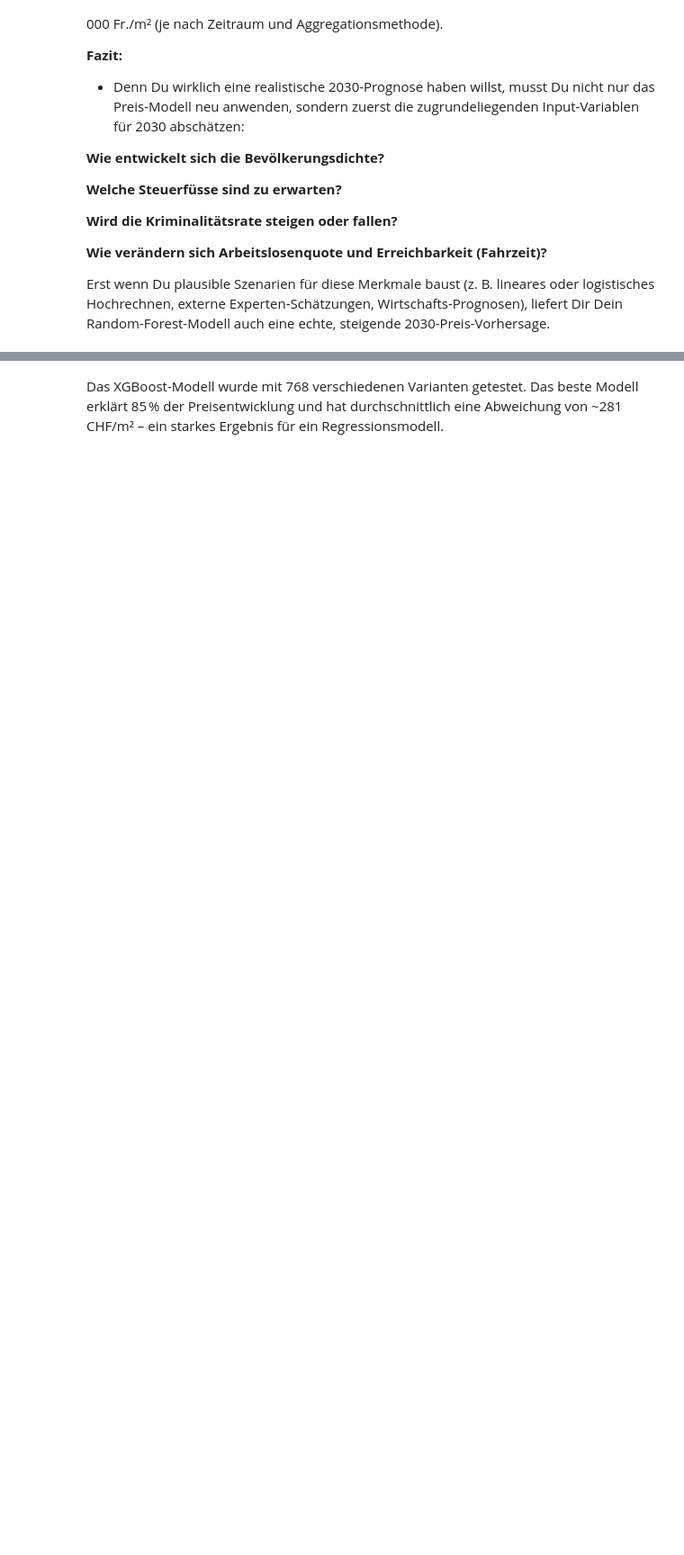
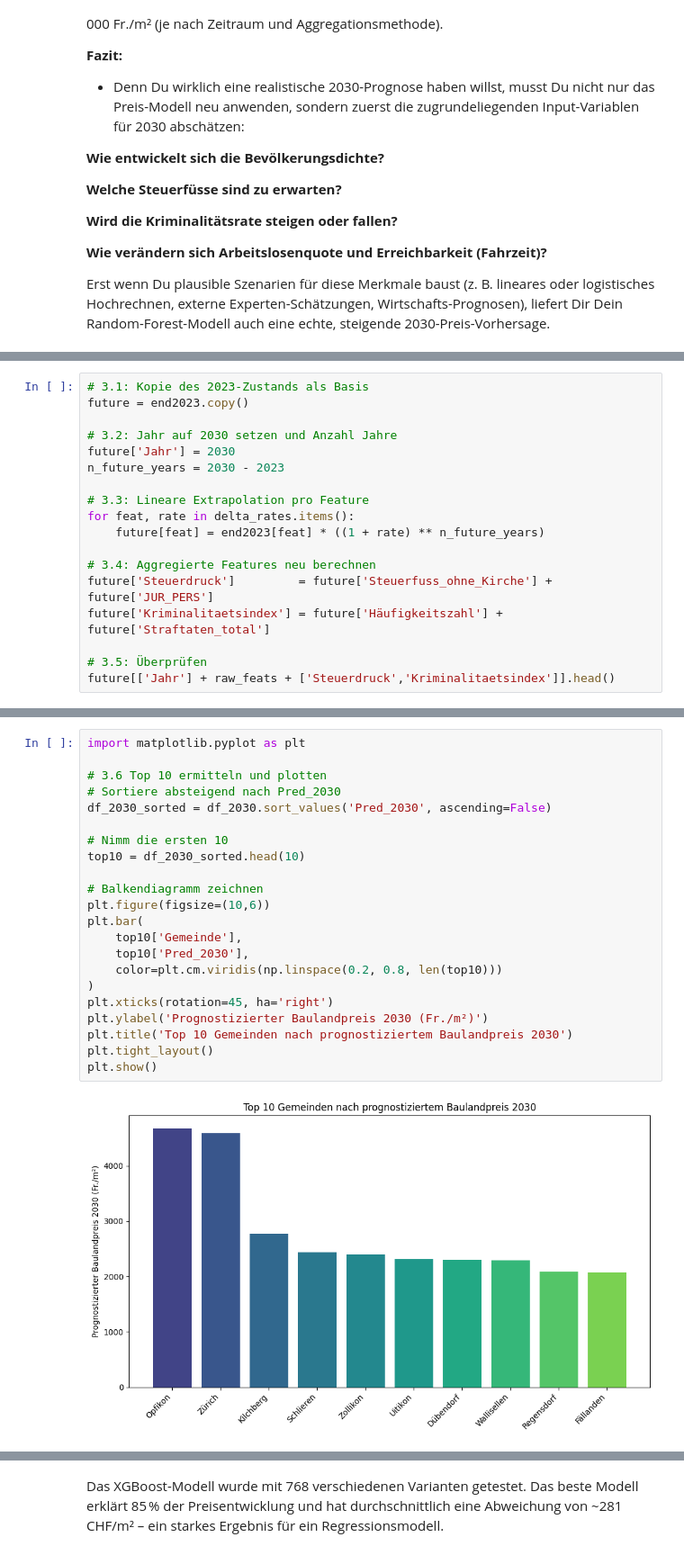
Before and after one commit to Bina-G10/BINA-G10, a Jupyter notebook: bina_gruppe10.ipynb, the cells around one changed output, grey strips where cells are left out. Shown at 90% size. Drawn from its saved outputs; the diff is of its cells as text; blank space fills up the shorter version.

```diff
--- a/bina_gruppe10.ipynb
+++ b/bina_gruppe10.ipynb
@@ -1617,0 +1951,18 @@ Erst wenn Du plausible Szenarien für diese Merkmale baust (z. B. lineares oder
+# %%
+# 3.1: Kopie des 2023-Zustands als Basis
+future = end2023.copy()
+
+# 3.2: Jahr auf 2030 setzen und Anzahl Jahre
+future['Jahr'] = 2030
+n_future_years = 2030 - 2023
+
+# 3.3: Lineare Extrapolation pro Feature
+for feat, rate in delta_rates.items():
+    future[feat] = end2023[feat] * ((1 + rate) ** n_future_years)
+
+# 3.4: Aggregierte Features neu berechnen
+future['Steuerdruck']         = future['Steuerfuss_ohne_Kirche'] + future['JUR_PERS']
+future['Kriminalitaetsindex'] = future['Häufigkeitszahl'] + future['Straftaten_total']
+
+# 3.5: Überprüfen
+future[['Jahr'] + raw_feats + ['Steuerdruck','Kriminalitaetsindex']].head()
@@ -1617,0 +2158,24 @@ Erst wenn Du plausible Szenarien für diese Merkmale baust (z. B. lineares oder
+# %%
+import matplotlib.pyplot as plt
+
+# 3.6 Top 10 ermitteln und plotten
+# Sortiere absteigend nach Pred_2030
+df_2030_sorted = df_2030.sort_values('Pred_2030', ascending=False)
+
+# Nimm die ersten 10
+top10 = df_2030_sorted.head(10)
+
+# Balkendiagramm zeichnen
+plt.figure(figsize=(10,6))
+plt.bar(
+    top10['Gemeinde'],
+    top10['Pred_2030'],
+    color=plt.cm.viridis(np.linspace(0.2, 0.8, len(top10)))
+)
+plt.xticks(rotation=45, ha='right')
+plt.ylabel('Prognostizierter Baulandpreis 2030 (Fr./m²)')
+plt.title('Top 10 Gemeinden nach prognostiziertem Baulandpreis 2030')
+plt.tight_layout()
+plt.show()
+# %% [output]
+[figure, added]
```
Also changed, not shown: parts of 36 cells of this notebook.
